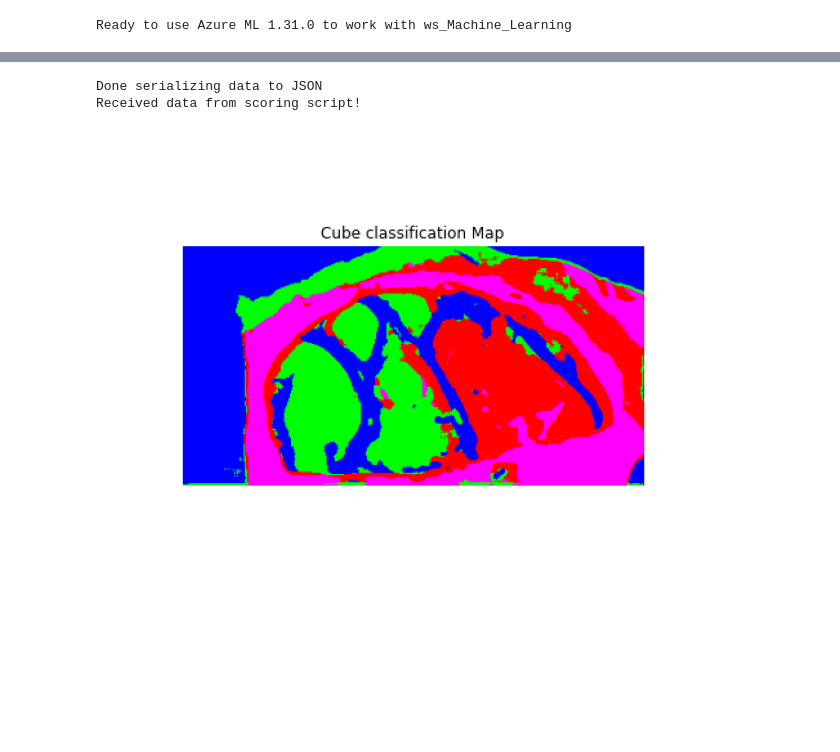
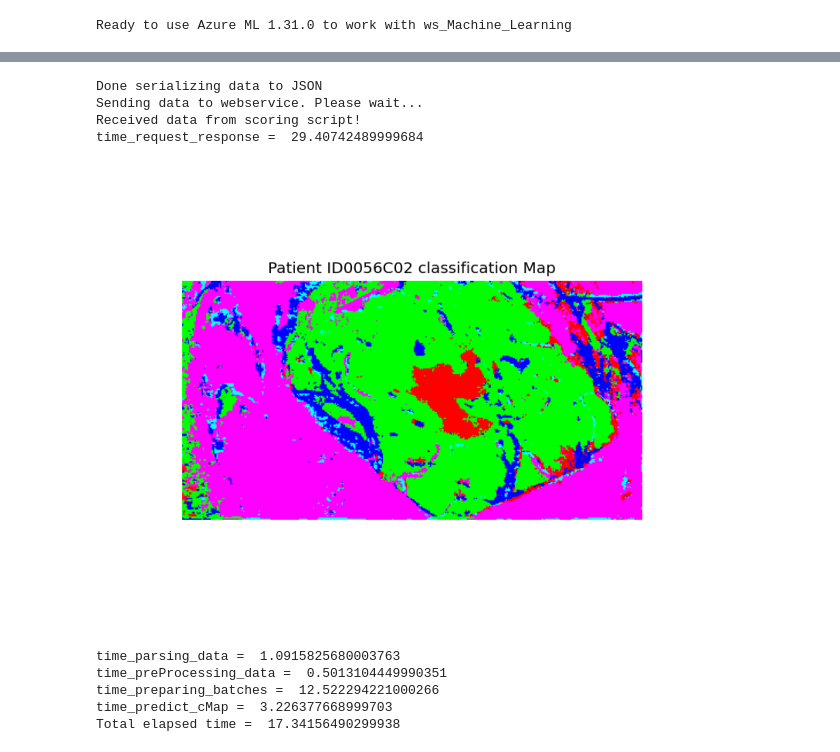
Before and after one commit to AlbertoMartinPerez/CNN_HSI_AzureML, a Jupyter notebook: 6_azure_deploy_use_model.ipynb, the cells around one changed output, grey strips where cells are left out. Drawn from its saved outputs; the diff is of its cells as text; code cells hidden in the pictures; blank space fills up the shorter version.

```diff
--- a/6_azure_deploy_use_model.ipynb
+++ b/6_azure_deploy_use_model.ipynb
@@ -87,6 +105,9 @@ Saved dependency info in ./brain_classification_service\brain_env.yml
 #*
 from azureml.core.webservice import AksEndpoint
 from azureml.core.compute import AksCompute
+from timeit import default_timer as timer       # Import timeit to measure times in the script
+
+service_name = 'brain-service'
 
 # ACI only have 60 seconds timeout on the run(). Therefore we need to use AKS
 # ACI does not have GPU cores, so we cannot predict with our CNN models using CUDA
@@ -95,21 +116,28 @@ aks_name = 'aks-cluster'
 # Select a created compute
 compute = AksCompute(ws, aks_name)
 
+
 # Create the deployment config and define the scoring traffic percentile for the first deployment
-deployment_config = AksEndpoint.deploy_configuration(cpu_cores = 0.1, memory_gb = 0.5, gpu_cores = 0.1, timeout_seconds=240)
+deployment_config = AksEndpoint.deploy_configuration(cpu_cores = 0.1, memory_gb = 0.5, gpu_cores = 0.1, scoring_timeout_ms=240000)
 
 # Configure the scoring environment
 inference_config = InferenceConfig(entry_script="score_brain.py",
                                     source_directory=source_directory,
                                     conda_file="brain_env.yml",
-                                    runtime= "python")
+                                    runtime= "python"   )
 
-service_name = 'brain-service'
+start = timer()
 
 service = Model.deploy(ws, service_name, [model], inference_config, deployment_config, compute)
 
 service.wait_for_deployment(True)
+
+end = timer()
+# Measure time elapsed parsing arguments
+time_deploying = (end - start)
+
 print(service.state)
+print('Deploying time: ', time_deploying)
 # %% [output]
 Tips: You can try get_logs(): https://aka.ms/debugimage#dockerlog or local deployment: https://aka.ms/debugimage#debug-locally to debug if deployment takes longer than 10 minutes.
 Running
@@ -133,6 +163,9 @@ from PIL import Image
 import numpy as np
 import os
 import matplotlib.pyplot as plt
+
+# Import timeit to measure times in the script
+from timeit import default_timer as timer
 
 #*##########################
 #* NumpyArrayEncoder class
@@ -156,9 +189,9 @@ class NumpyArrayEncoder(JSONEncoder):
 #*
 
 # Patient ID
-patient_id = 'ID0035C02'
-white_ref_id = 'ID0035CW02'
-black_ref_id = 'ID0035CD07'
+patient_id = 'ID0056C02'
+black_ref_id = 'ID0056CD02'
+white_ref_id = 'ID0056CW02'
 
 # Path directory with the tif images
 path_tif = './NEMESIS_images/tif/'
@@ -187,32 +220,60 @@ data = {
     "raw_image": raw_image,
     "white_ref": white_ref,
     "black_ref": black_ref,
     "patch_size": patch_size,
     "batch_size": batch_size,
     "patient_id": patient_id
 }
 
 # Serializing Python dictionary as json object using the NumpyArrayEncoder class
 # to properly serialize ndarrays.
 body = json.dumps(data, cls=NumpyArrayEncoder)
 print("Done serializing data to JSON")
 
+
+start = timer()
+print("Sending data to webservice. Please wait...")
 response = service.run(input_data = body)
 print("Received data from scoring script!")
 
 dictionary = json.loads(response)
 
+end = timer()
+# Measure time elapsed between the request is made and an answer is retrieved
+time_request_response = (end - start)
+
 classification_map = np.asarray(dictionary['classification_map'])
+time_parsing_data = np.asarray(dictionary['time_parsing_data'])
+time_preProcessing_data = np.asarray(dictionary['time_preProcessing_data'])
+time_preparing_batches = np.asarray(dictionary['time_preparing_batches'])
+time_predict_cMap = np.asarray(dictionary['time_predict_cMap'])
 
 fig = plt.figure(frameon=False, tight_layout=True, dpi=120)
 plt.imshow(classification_map)
 plt.axis("off")   # turns off axes
 plt.axis("tight")  # gets rid of white border
 plt.axis("image")  # square up the image instead of filling the "figure" space
 plt.subplots_adjust(0,0,1,1,0,0)
-plt.savefig("classificationMap.png", bbox_inches='tight')
+map_name = str(model.name) + "_version_" + str(model.version) + ".png"
+map_save_path = './Results/Classification_maps/'
+plt.savefig( map_save_path + map_name, bbox_inches='tight')
 plt.show()
+
+print('time_request_response = ', time_request_response)
+print('\ntime_parsing_data = ', time_parsing_data)
+print('time_preProcessing_data = ', time_preProcessing_data)
+print('time_preparing_batches = ', time_preparing_batches)
+print('time_predict_cMap = ', time_predict_cMap)
+
+print('Total elapsed time = ', time_parsing_data + time_preProcessing_data + time_preparing_batches + time_predict_cMap)
 # %% [output]
 Done serializing data to JSON
+Sending data to webservice. Please wait...
 Received data from scoring script!
+time_request_response =  29.40742489999684
-[figure, old version]
+[figure, new version]
+time_parsing_data =  1.0915825680003763
+time_preProcessing_data =  0.5013104449990351
+time_preparing_batches =  12.522294221000266
+time_predict_cMap =  3.226377668999703
+Total elapsed time =  17.34156490299938
```
Also changed, not shown: parts of 6 cells of this notebook.
